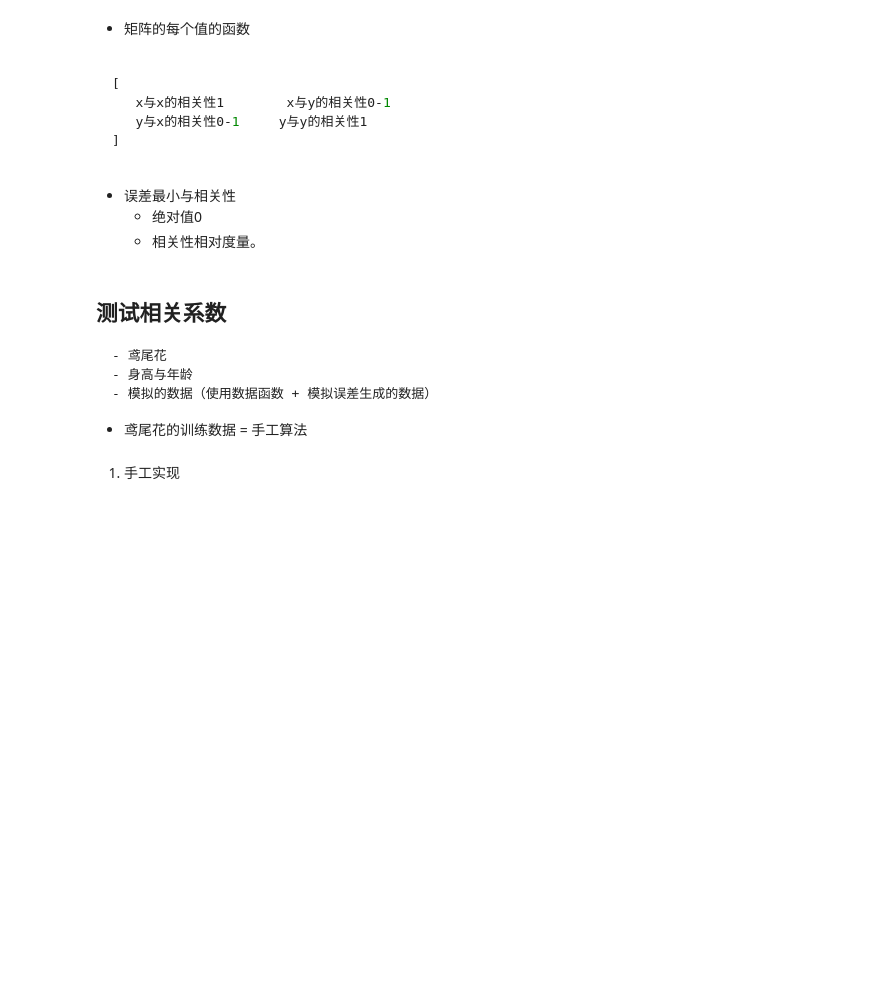
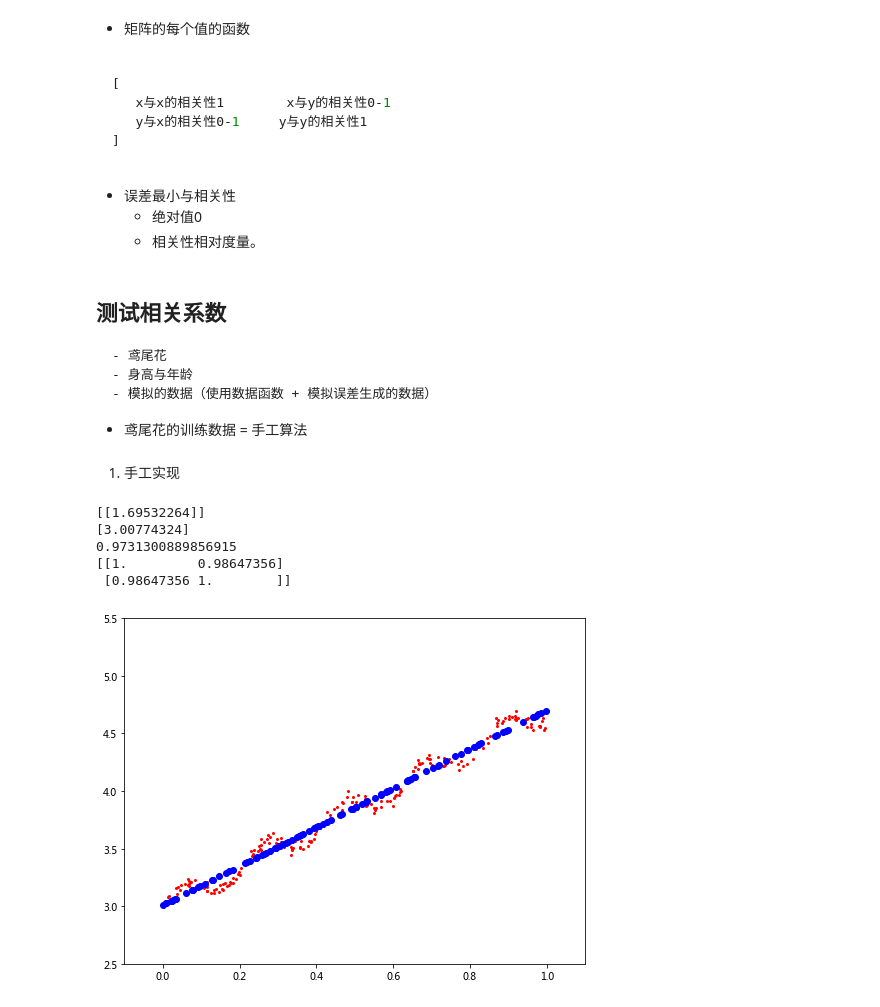
Before and after one commit to QiangAI/ClassCodes, a Jupyter notebook: day18/day18_线性回归的优化.ipynb, the cells around one changed output. Cells and saved outputs as stored; diff of their text form; code cells hidden in the pictures; blank space fills up the shorter version.

```diff
--- a/day18/day18_线性回归的优化.ipynb
+++ b/day18/day18_线性回归的优化.ipynb
@@ -158,0 +155,48 @@ print
+# %%
+% matplotlib inline
+import matplotlib.pyplot as plt
+import numpy as np
+import numpy.random as rd
+import numpy.linalg as la
+from sklearn.linear_model import LinearRegression     # 线性回归的封装
+
+# 加载数据
+data = np.loadtxt('ex0.txt')
+# 格式化数据
+X = data[:, 1]
+Y = data[:, 2]
+
+X = X.reshape(-1, 1)
+Y = Y.reshape(-1, 1)
+
+# 计算线性回归的 斜率+ 截距
+regression = LinearRegression()
+regression.fit(X,Y)
+# 打印相关系数
+print(regression.coef_)
+print(regression.intercept_)
+print(regression.score(X, Y))
+print(np.corrcoef(regression.predict(X).T , Y.T))
+
+# 可视化出来
+figure = plt.figure('线性回归可视化', figsize=(8, 6))
+# 图与坐标系
+ax = figure.add_axes([0.1, 0.1, 0.8, 0.8])
+ax.set_xlim(-0.1, 1.1)
+ax.set_ylim(2.5, 5.5)
+# 绘制训练样本点
+ax.scatter(data[:, 1], data[:, 2], s=16, marker='.', c='r')
+# 绘制直线
+x_ = rd.uniform(0, 1,(100,1))
+y_ = regression.predict(x_)
+
+ax.scatter(x_, y_, c='b')
+
+plt.show()
+# %% [output]
+[[1.69532264]]
+[3.00774324]
+0.9731300889856915
+[[1.         0.98647356]
+ [0.98647356 1.        ]]
+[figure, added]
```
Also changed, not shown: parts of 28 cells of this notebook, 1 other file.
